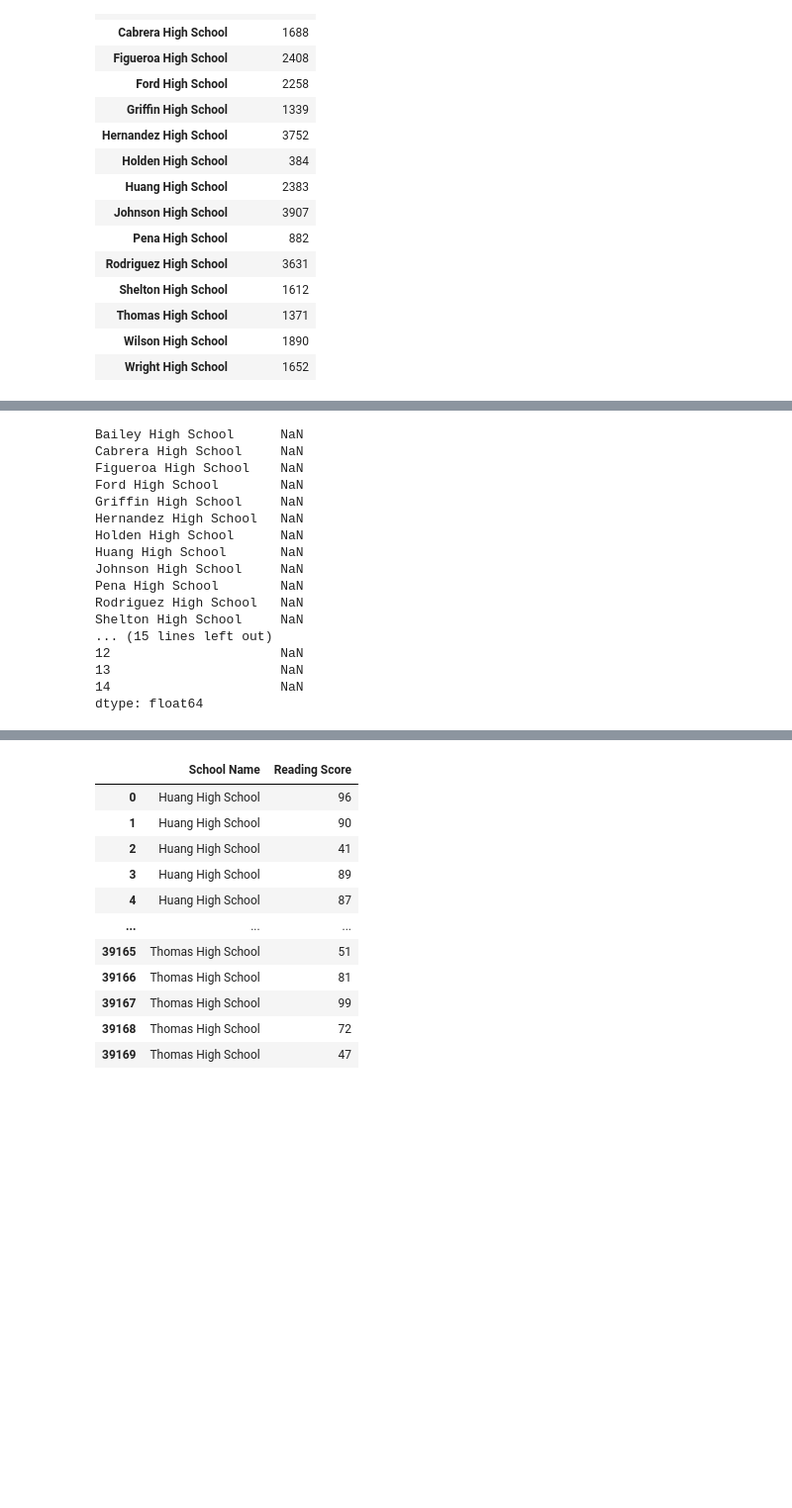
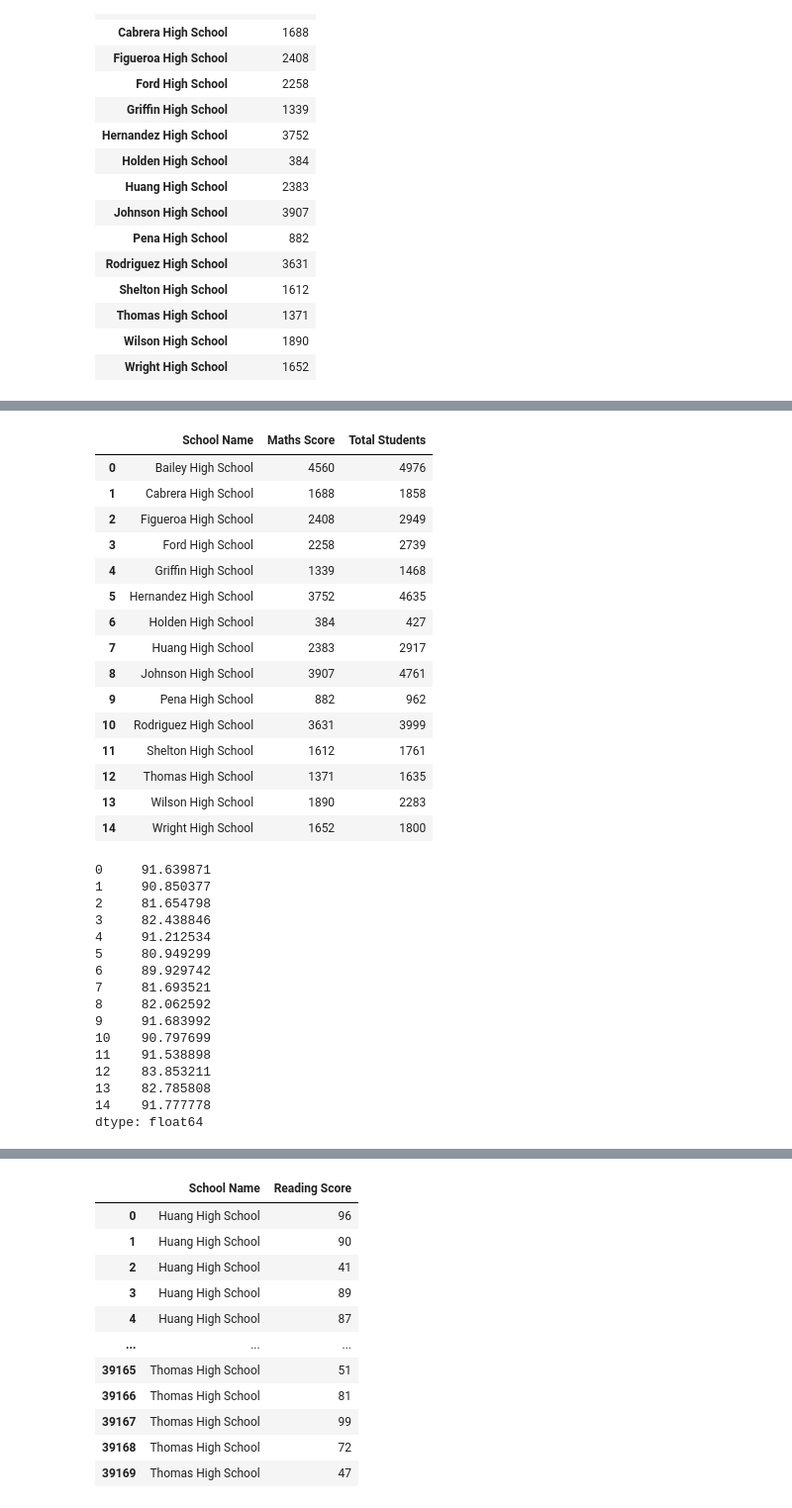
Before and after one commit to SandraBotica/pandas-challenge, a Jupyter notebook: PyCitySchools/PyCitySchools_starter.ipynb, the cells around one changed output, grey strips where cells are left out. Shown: that part at 99% size. Drawn from its saved outputs; the diff is of its cells as text; code cells hidden in the pictures; blank space fills up the shorter version.

```diff
--- a/PyCitySchools/PyCitySchools_starter.ipynb
+++ b/PyCitySchools/PyCitySchools_starter.ipynb
@@ -366,3 +366,6 @@ Number_Passing_Maths_df
 | Thomas High School | 1371 |
 | Wilson High School | 1890 |
 | Wright High School | 1652 |
+# %%
+Total_students_df = School_Name_Type_df[["School Name","Total Students"]]
+Total_students_df
@@ -369,21 +389,40 @@ Number_Passing_Maths_df
+# %%
+combined_Passing_Maths_Total_Student_df = pd.merge(Number_Passing_Maths_df, Total_students_df,how='outer', on='School Name')
+combined_Passing_Maths_Total_Student_df
+# %% [output]
+|  | School Name | Maths Score | Total Students |
+| 0 | Bailey High School | 4560 | 4976 |
+| 1 | Cabrera High School | 1688 | 1858 |
+| 2 | Figueroa High School | 2408 | 2949 |
+| 3 | Ford High School | 2258 | 2739 |
+| 4 | Griffin High School | 1339 | 1468 |
+| 5 | Hernandez High School | 3752 | 4635 |
+| 6 | Holden High School | 384 | 427 |
+| 7 | Huang High School | 2383 | 2917 |
+| 8 | Johnson High School | 3907 | 4761 |
+| 9 | Pena High School | 882 | 962 |
+| 10 | Rodriguez High School | 3631 | 3999 |
+| 11 | Shelton High School | 1612 | 1761 |
+| 12 | Thomas High School | 1371 | 1635 |
+| 13 | Wilson High School | 1890 | 2283 |
+| 14 | Wright High School | 1652 | 1800 |
 # %%
-Percent_Passing_Maths_df = (Number_Passing_Maths_df["Maths Score"] / School_Name_Type_df["Total Students"]) * 100
-Percent_Passing_Maths_df
+Percent_Passing_Maths = (combined_Passing_Maths_Total_Student_df["Maths Score"] / combined_Passing_Maths_Total_Student_df["Total Students"]) * 100
+Percent_Passing_Maths
 # %% [output]
-Bailey High School      NaN
-Cabrera High School     NaN
-Figueroa High School    NaN
-Ford High School        NaN
-Griffin High School     NaN
-Hernandez High School   NaN
-Holden High School      NaN
-Huang High School       NaN
-Johnson High School     NaN
-Pena High School        NaN
-Rodriguez High School   NaN
-Shelton High School     NaN
-... (15 lines left out)
-12                      NaN
-13                      NaN
-14                      NaN
+0     91.639871
+1     90.850377
+2     81.654798
+3     82.438846
+4     91.212534
+5     80.949299
+6     89.929742
+7     81.693521
+8     82.062592
+9     91.683992
+10    90.797699
+11    91.538898
+12    83.853211
+13    82.785808
+14    91.777778
 dtype: float64
```
Also changed, not shown: parts of 26 cells of this notebook.
